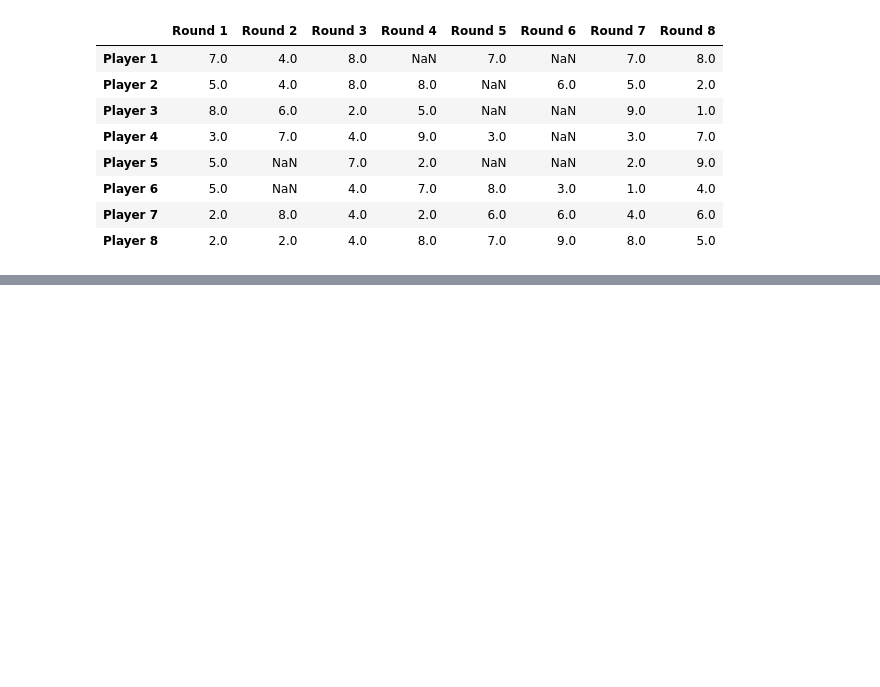
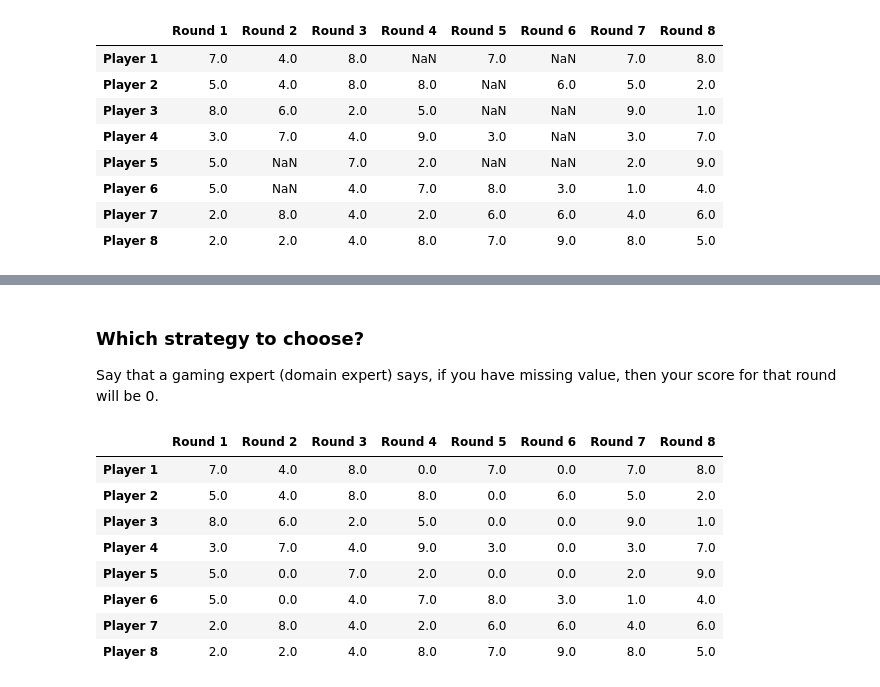
Before and after one commit to AIgineerAB/data_processing_HA24, a Jupyter notebook: code_alongs/L7_missing_data.ipynb, the cells around one changed output, grey strips where cells are left out. Saved outputs shown, nothing was run; the diff lists cells and outputs as text; code cells hidden in the pictures; blank space fills up the shorter version.

```diff
--- a/code_alongs/L7_missing_data.ipynb
+++ b/code_alongs/L7_missing_data.ipynb
@@ -123,0 +137,17 @@ scores.dropna()
+# %% [markdown]
+### Which strategy to choose?
+
+Say that a gaming expert (domain expert) says, if you have missing value, then your score for that round will be 0.
+# %%
+scores = scores.fillna(0)
+scores
+# %% [output]
+|  | Round 1 | Round 2 | Round 3 | Round 4 | Round 5 | Round 6 | Round 7 | Round 8 |
+| Player 1 | 7.0 | 4.0 | 8.0 | 0.0 | 7.0 | 0.0 | 7.0 | 8.0 |
+| Player 2 | 5.0 | 4.0 | 8.0 | 8.0 | 0.0 | 6.0 | 5.0 | 2.0 |
+| Player 3 | 8.0 | 6.0 | 2.0 | 5.0 | 0.0 | 0.0 | 9.0 | 1.0 |
+| Player 4 | 3.0 | 7.0 | 4.0 | 9.0 | 3.0 | 0.0 | 3.0 | 7.0 |
+| Player 5 | 5.0 | 0.0 | 7.0 | 2.0 | 0.0 | 0.0 | 2.0 | 9.0 |
+| Player 6 | 5.0 | 0.0 | 4.0 | 7.0 | 8.0 | 3.0 | 1.0 | 4.0 |
+| Player 7 | 2.0 | 8.0 | 4.0 | 2.0 | 6.0 | 6.0 | 4.0 | 6.0 |
+| Player 8 | 2.0 | 2.0 | 4.0 | 8.0 | 7.0 | 9.0 | 8.0 | 5.0 |
```
Also changed, not shown: parts of 5 cells of this notebook.
